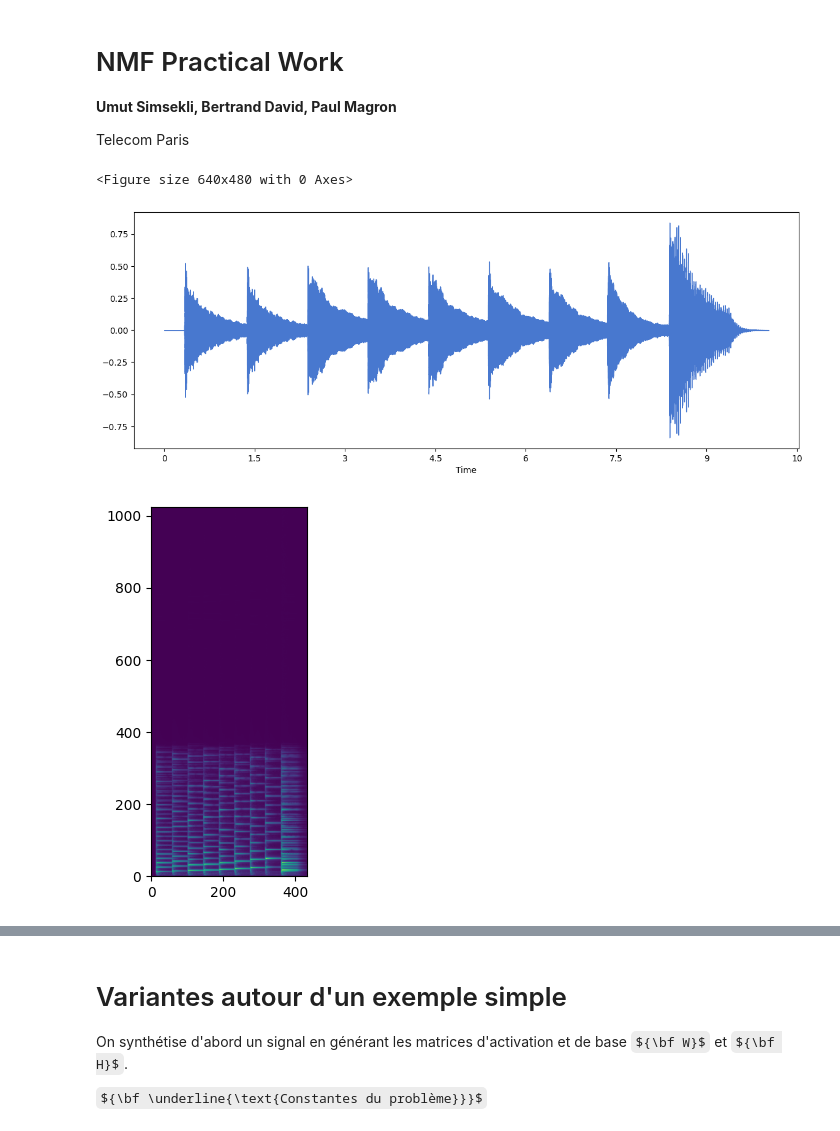
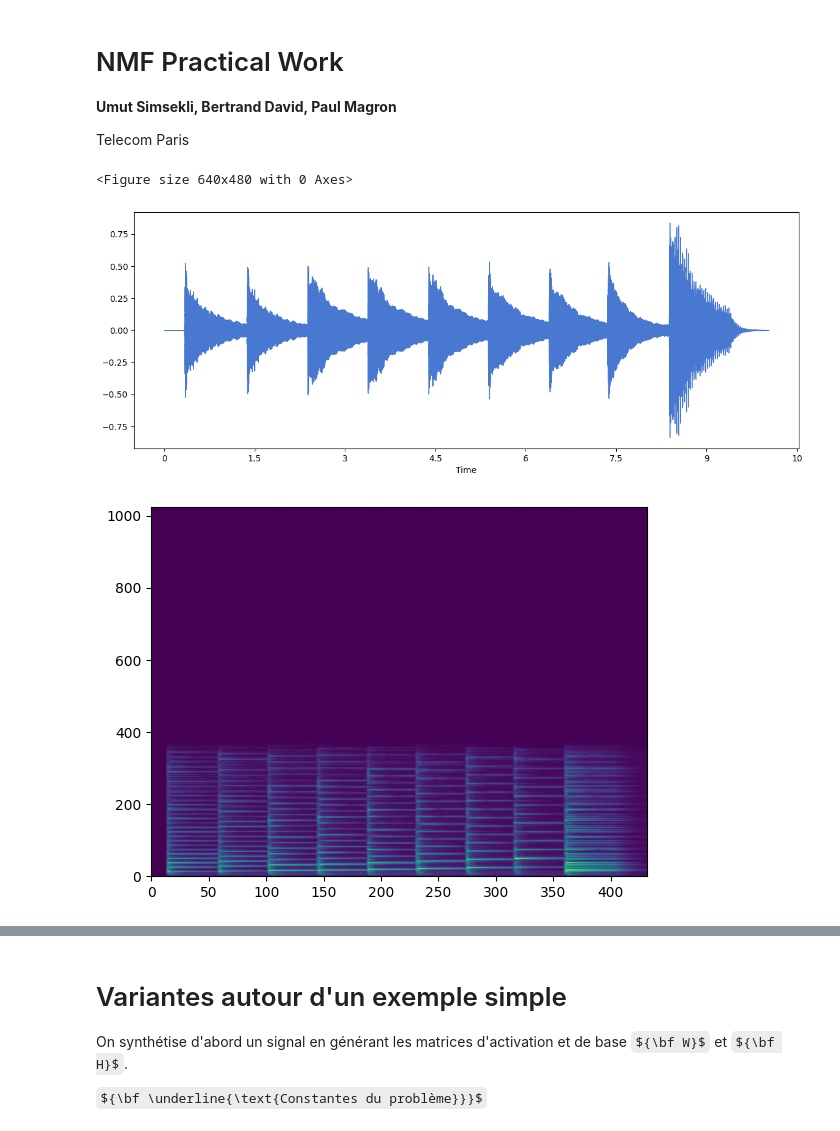
Before and after one commit to LouisLalay/Traitement-du-Signal, a Jupyter notebook: TP NMF/NMF_TP.ipynb, the cells around one changed output, grey strips where cells are left out. Drawn from its saved outputs; the diff is of its cells as text; code cells hidden in the pictures; some formulas as TeX source.

```diff
--- a/TP NMF/NMF_TP.ipynb
+++ b/TP NMF/NMF_TP.ipynb
@@ -23,27 +25,30 @@ import librosa.display
 # %%
 # Audio file
 fname = 'Cmajor_piano8khz.wav'
 
 # Load signal
 y, sr = librosa.load(fname)
 
 # Compute STFT
 Xstft = librosa.stft(y, n_fft=2048, hop_length=512, win_length=None)
 X = np.abs(Xstft)
 
 #Visualize the waveform
 plt.figure()
 plt.figure(figsize=(14, 5))
 librosa.display.waveshow(y, sr=sr)
+plt.show()
 
 #Visualize the spectrum
 plt.figure()
 plt.imshow(X**0.3)
 plt.gca().invert_yaxis()
+plt.axis('auto')
+plt.show()
 # %% [output]
 <Figure size 640x480 with 0 Axes>
 [figure]
-[figure, old version]
+[figure, new version]
 # %%
 # Implement MUR for NMF with beta-divergence
 # %%
```
Also changed, not shown: parts of 5 cells of this notebook, 1 other file.
